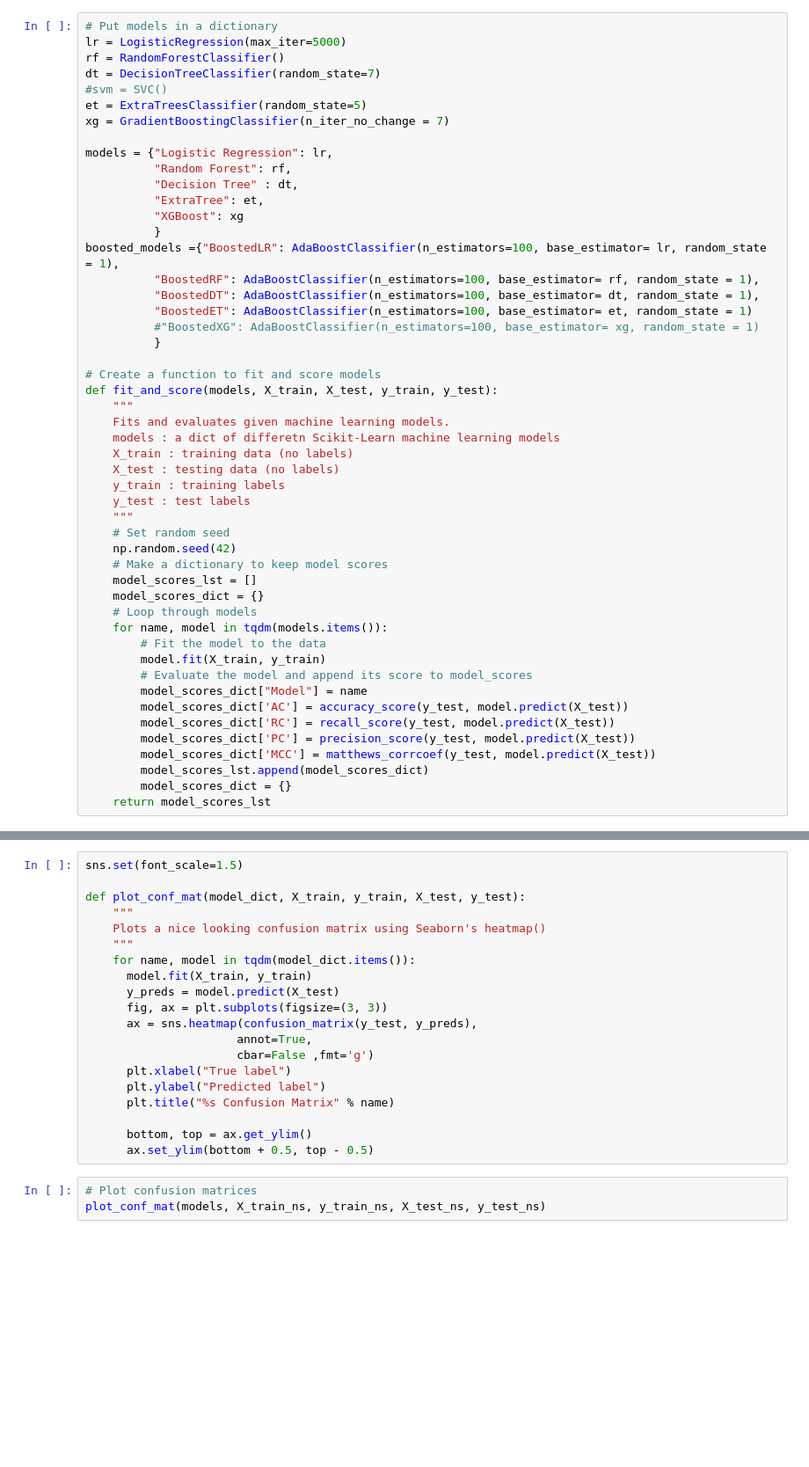
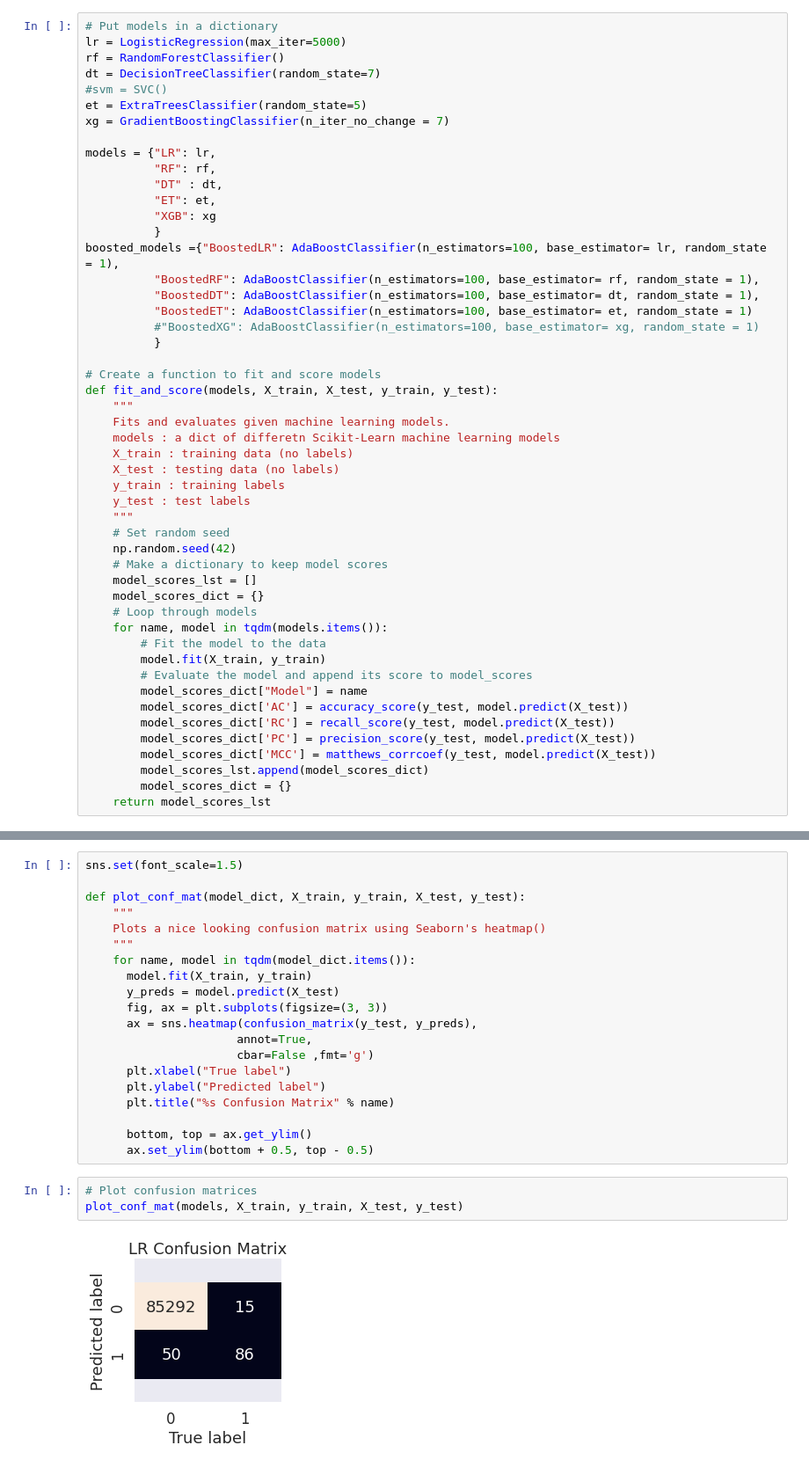
Before and after one commit to jakeisthegoat/Credit-Card-Fraud-Detection, a Jupyter notebook: Model/SMOTEAdaBoost.ipynb, the cells around one changed output, grey strips where cells are left out. Shown at 88% size. Cells and saved outputs as stored; diff of their text form; blank space fills up the shorter version.

```diff
--- a/Model/SMOTEAdaBoost.ipynb
+++ b/Model/SMOTEAdaBoost.ipynb
@@ -154,11 +169,11 @@ dt = DecisionTreeClassifier(random_state=7)
 et = ExtraTreesClassifier(random_state=5)
 xg = GradientBoostingClassifier(n_iter_no_change = 7)
 
-models = {"Logistic Regression": lr,
-          "Random Forest": rf,
-          "Decision Tree" : dt,
-          "ExtraTree": et,
-          "XGBoost": xg
+models = {"LR": lr,
+          "RF": rf,
+          "DT" : dt,
+          "ET": et,
+          "XGB": xg
           }
 boosted_models ={"BoostedLR": AdaBoostClassifier(n_estimators=100, base_estimator= lr, random_state = 1),
           "BoostedRF": AdaBoostClassifier(n_estimators=100, base_estimator= rf, random_state = 1),
@@ -345,4 +387,6 @@ def plot_conf_mat(model_dict, X_train, y_train, X_test, y_test):
       ax.set_ylim(bottom + 0.5, top - 0.5)
 # %%
 # Plot confusion matrices
-plot_conf_mat(models, X_train_ns, y_train_ns, X_test_ns, y_test_ns)
+plot_conf_mat(models, X_train, y_train, X_test, y_test)
+# %% [output]
+[figure, added]
```
Also changed, not shown: parts of 24 cells of this notebook.
